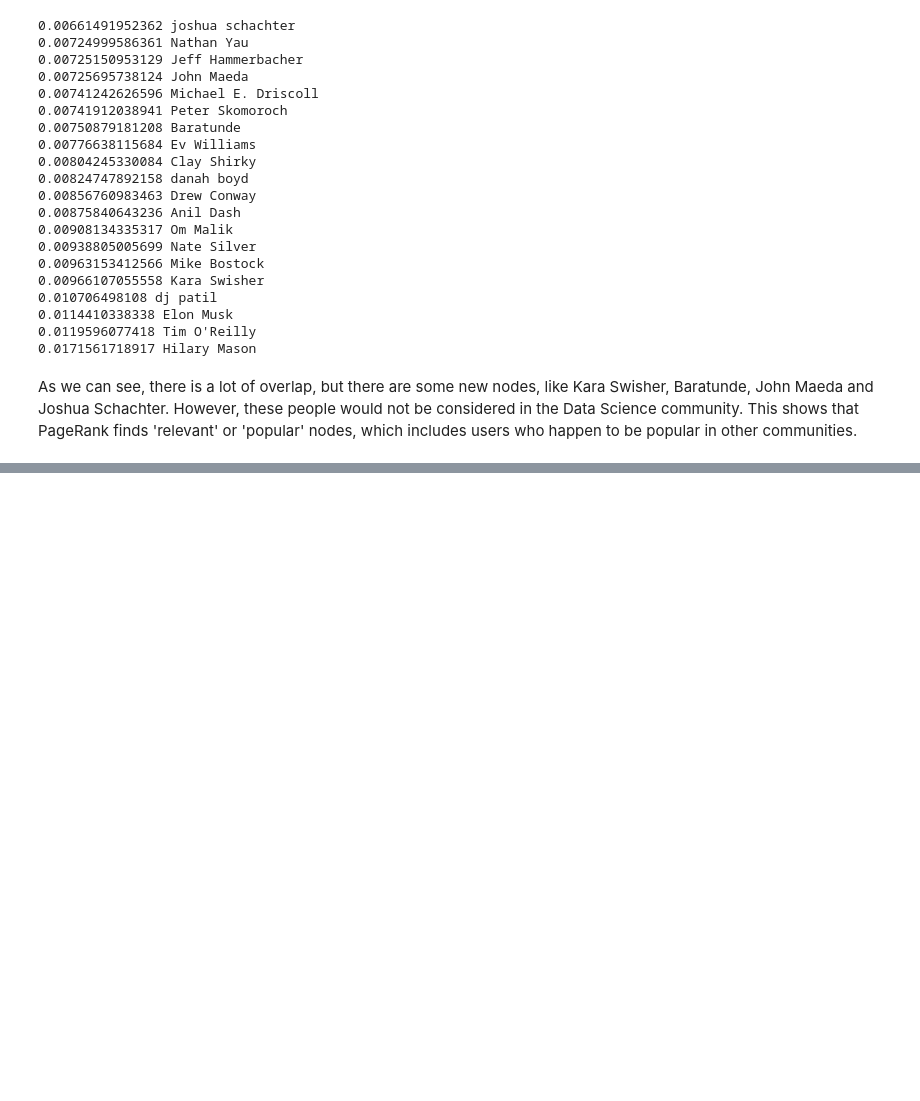
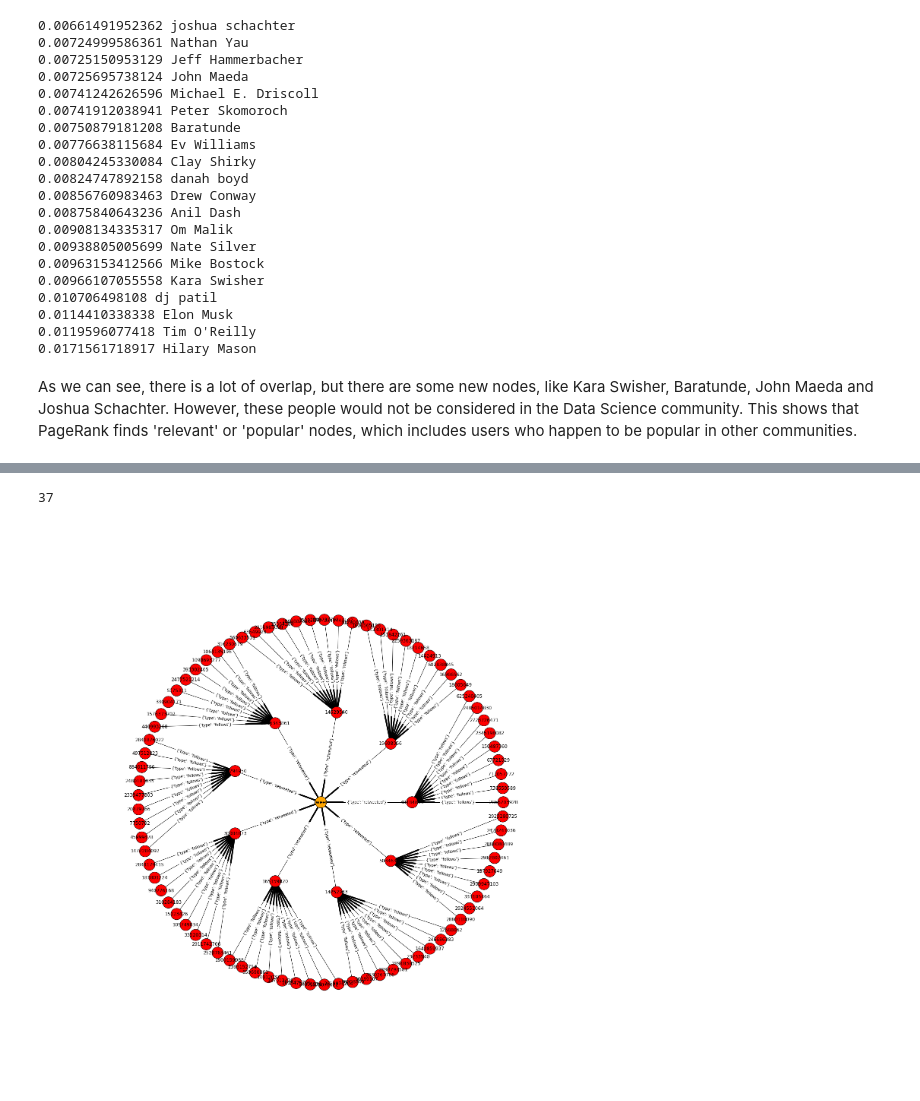
Before and after one commit to jquacinella/IS609_Group, a Jupyter notebook: GraphTheory/Graph Theory - Social Networking.ipynb, the cells around one changed output, grey strips where cells are left out. Saved outputs shown, nothing was run; the diff lists cells and outputs as text; code cells hidden in the pictures; blank space fills up the shorter version.

Commit message:
Latest updates with code/image for twitter influence graph

```diff
--- a/GraphTheory/Graph Theory - Social Networking.ipynb
+++ b/GraphTheory/Graph Theory - Social Networking.ipynb
@@ -364,0 +403,47 @@ As we can see, there is a lot of overlap, but there are some new nodes, like Kar
+# %%
+len(followers)
+# %% [output]
+37
+# %%
+new_g = nx.DiGraph()
+
+new_g.add_node("tweet", {'color': 'orange'})
+
+shell1 = ["tweet"]
+shell2 = []
+shell3 = []
+
+# Add nodes to graph
+count = 0
+for uid in followers:
+    count = count + 1
+    if count % 10 == 0: break
+
+    new_g.add_node(uid, {'color': 'red'})
+    new_g.add_edge(uid, "tweet", {'type': 'retweeted'})
+    shell2.append(uid)
+
+    # Add edges to graph
+    follower_count = 0
+    for follower in followers[uid]:
+        follower_count = follower_count + 1
+        if follower_count % 10 == 0: break
+
+        new_g.add_node(follower, {'color': 'red'})
+        new_g.add_edge(follower, uid, {'type': 'follows'})
+        shell3.append(follower)
+
+node_labels = nx.get_node_attributes(new_g,'id')
+edge_labels = nx.get_edge_attributes(new_g,'type')
+colors = nx.get_node_attributes(new_g, 'color')
+
+plt.figure(figsize=(15, 15))
+
+#pos = nx.spring_layout(new_g)
+pos_shell = nx.shell_layout(g, nlist=[shell1, shell2, shell3])
+
+nx.draw(new_g, pos_shell, arrows=True, node_size=900, node_color=colors.values())
+#nx.draw_networkx_labels(g, pos, labels = node_labels)
+x = nx.draw_networkx_edge_labels(new_g, pos_shell, labels = edge_labels)
+# %% [output]
+[figure, added]
```
Also changed, not shown: parts of 6 cells of this notebook.
